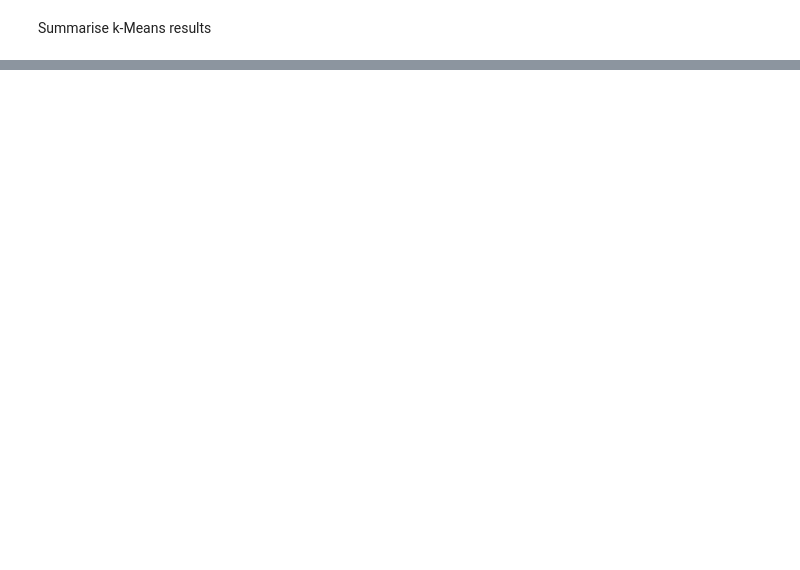
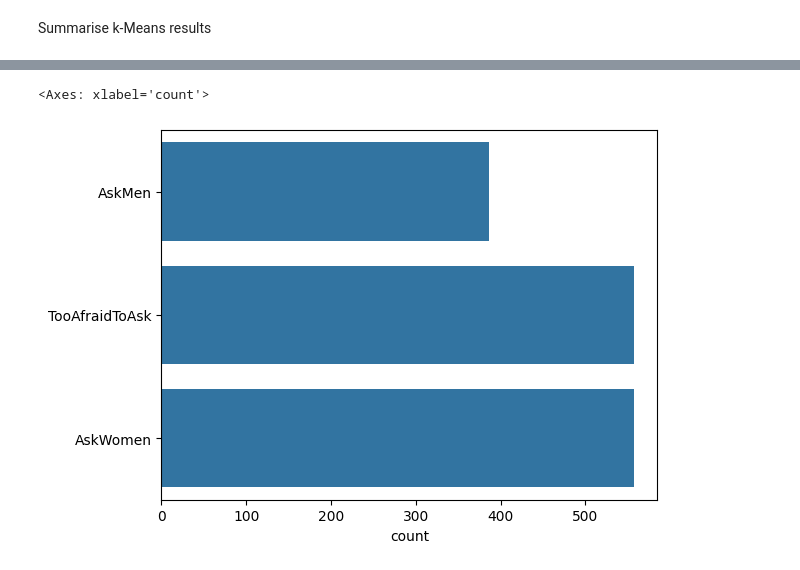
Before and after one commit to RyanOthnielKearns/oii-fsds-textanalysis, a Jupyter notebook: week4day1_lab.ipynb, the cells around one changed output, grey strips where cells are left out. Drawn from its saved outputs; the diff is of its cells as text; code cells hidden in the pictures; blank space fills up the shorter version.

```diff
--- a/week4day1_lab.ipynb
+++ b/week4day1_lab.ipynb
@@ -212,0 +366,6 @@ TooAfraidToAsk       0.00      0.00      0.00       100
+# %%
+# Plot value counts of corpus_labels
+sns.countplot(kmeans_pred)
+# %% [output]
+<Axes: xlabel='count'>
+[figure, added]
```
Also changed, not shown: parts of 33 cells of this notebook, 3 other files.
